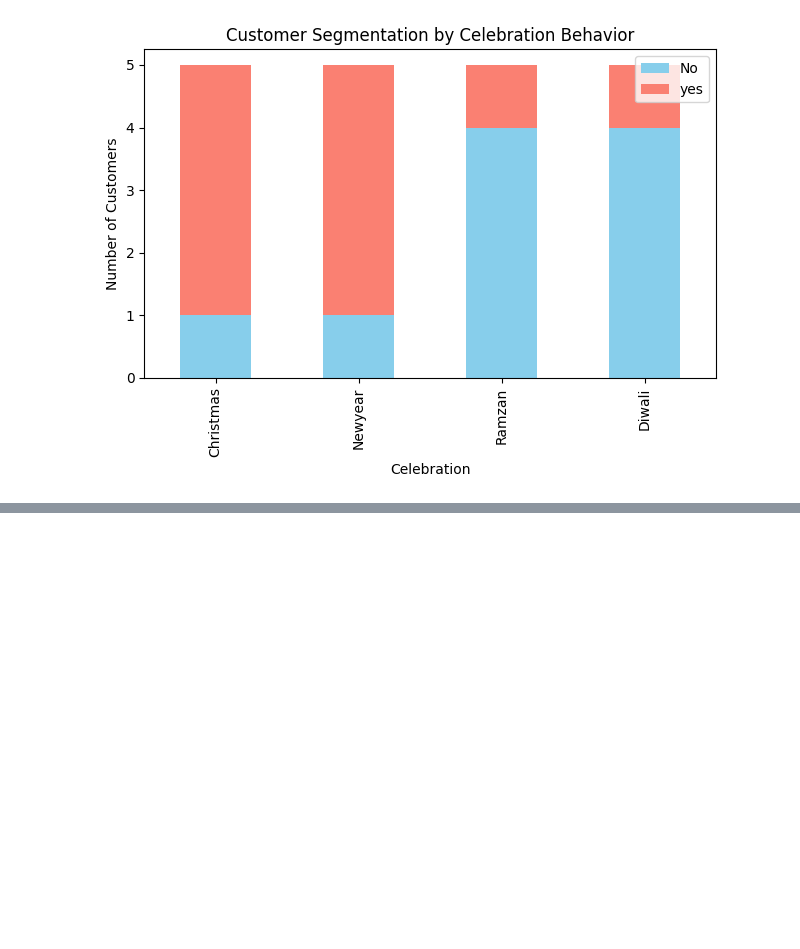
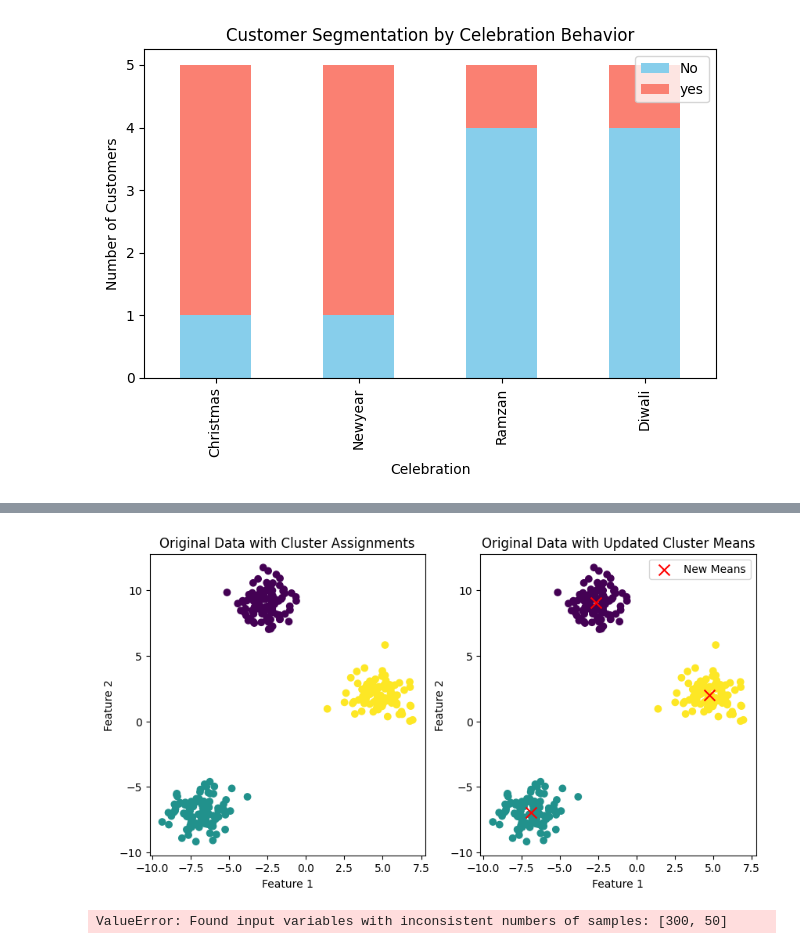
Before and after one commit to alikhan37544/NNML-SRM, a Jupyter notebook: Experiment_11_EM_For_Clustering.ipynb, the cells around one changed output, grey strips where cells are left out. Saved outputs shown, nothing was run; the diff lists cells and outputs as text; code cells hidden in the pictures; blank space fills up the shorter version.

```diff
--- a/Experiment_11_EM_For_Clustering.ipynb
+++ b/Experiment_11_EM_For_Clustering.ipynb
@@ -175,0 +357,50 @@ plt.show()
+# %%
+import numpy as np
+import matplotlib.pyplot as plt
+from sklearn.datasets import make_blobs
+from sklearn.mixture import GaussianMixture
+
+# Generate synthetic data
+X, _ = make_blobs(n_samples=300, centers=3, random_state=42)
+
+# Initialize GMM model
+gmm = GaussianMixture(n_components=3, random_state=42)
+
+# Perform one iteration of the EM algorithm
+gamma = gmm.fit(X).predict_proba(X)
+cluster_means_new, cluster_covariances_new, cluster_weights_new = M_step(X, gamma)
+
+# Plot original data
+plt.figure(figsize=(10, 5))
+plt.subplot(1, 2, 1)
+plt.scatter(X[:, 0], X[:, 1], c=np.argmax(gamma, axis=1), cmap='viridis', marker='o')
+plt.title('Original Data with Cluster Assignments')
+plt.xlabel('Feature 1')
+plt.ylabel('Feature 2')
+
+# Plot updated cluster means
+plt.subplot(1, 2, 2)
+plt.scatter(X[:, 0], X[:, 1], c=np.argmax(gamma, axis=1), cmap='viridis', marker='o')
+plt.scatter(cluster_means_new[:, 0], cluster_means_new[:, 1], c='red', marker='x', s=100, label='New Means')
+plt.title('Original Data with Updated Cluster Means')
+plt.xlabel('Feature 1')
+plt.ylabel('Feature 2')
+plt.legend()
+plt.show()
+# %% [output]
+[figure, added]
+# %%
+from sklearn.metrics import silhouette_score
+from sklearn.cluster import KMeans
+
+# Calculate silhouette score
+silhouette_avg = silhouette_score(X, cluster_labels)
+print("Silhouette Score:", silhouette_avg)
+
+# Calculate within-cluster sum of squares (WCSS)
+kmeans = KMeans(n_clusters=3, random_state=42)
+kmeans.fit(X)
+wcss = kmeans.inertia_
+print("Within-Cluster Sum of Squares (WCSS):", wcss)
+# %% [output]
+ValueError: Found input variables with inconsistent numbers of samples: [300, 50]
```
Also changed, not shown: parts of 6 cells of this notebook.
